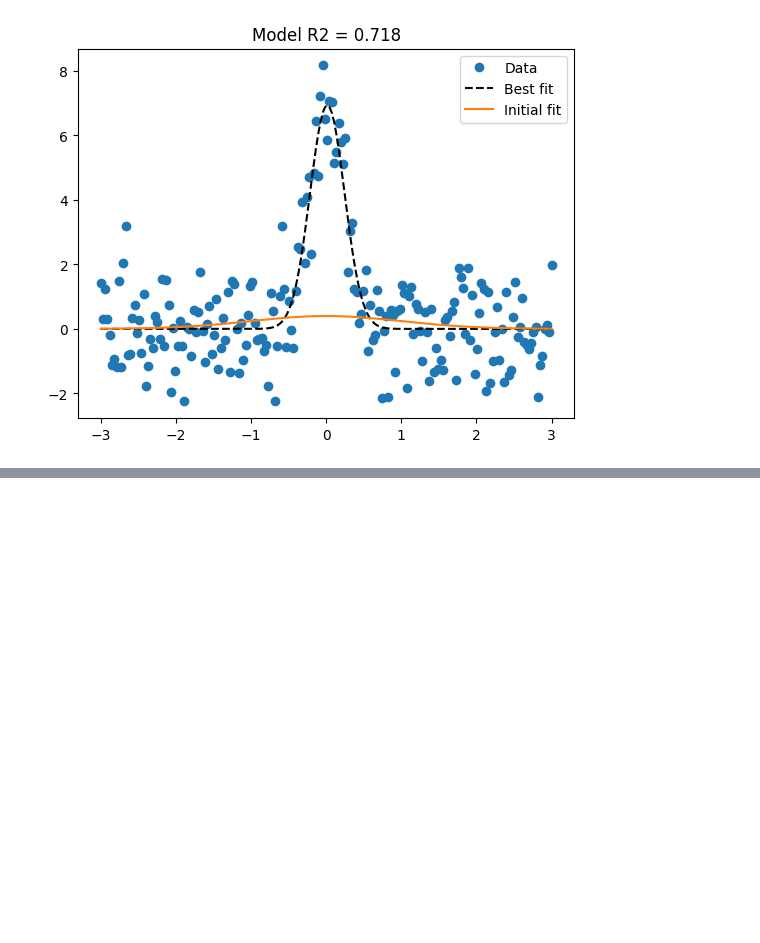
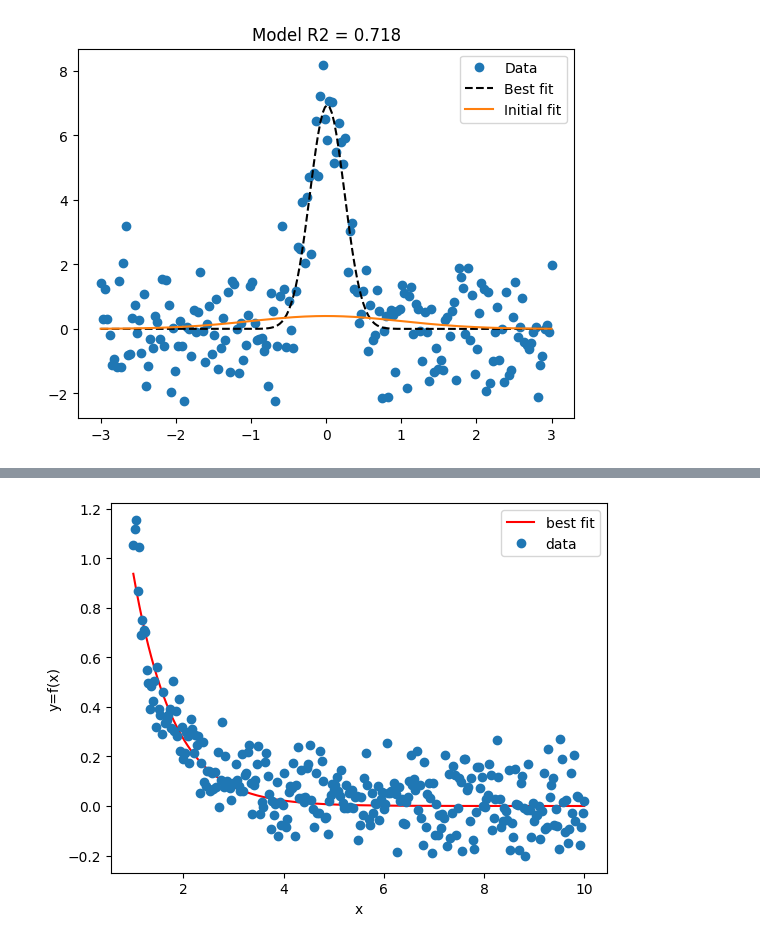
Before and after one commit to Tien-Dat-PHAN/DataScience, a Jupyter notebook: Udemy_MasterPython/Data_curve_fitting.ipynb, the cells around one changed output, grey strips where cells are left out. Cells and saved outputs as stored; diff of their text form; code cells hidden in the pictures; blank space fills up the shorter version.

```diff
--- a/Udemy_MasterPython/Data_curve_fitting.ipynb
+++ b/Udemy_MasterPython/Data_curve_fitting.ipynb
@@ -80,0 +122,9 @@ plt.show()
+# %%
+plt.plot(x, result.best_fit, 'r', label = 'best fit')
+plt.plot(x, y, 'o', label = 'data')
+plt.xlabel('x')
+plt.ylabel('y=f(x)')
+plt.legend()
+plt.show()
+# %% [output]
+[figure, added]
```
Also changed, not shown: parts of 6 cells of this notebook.
